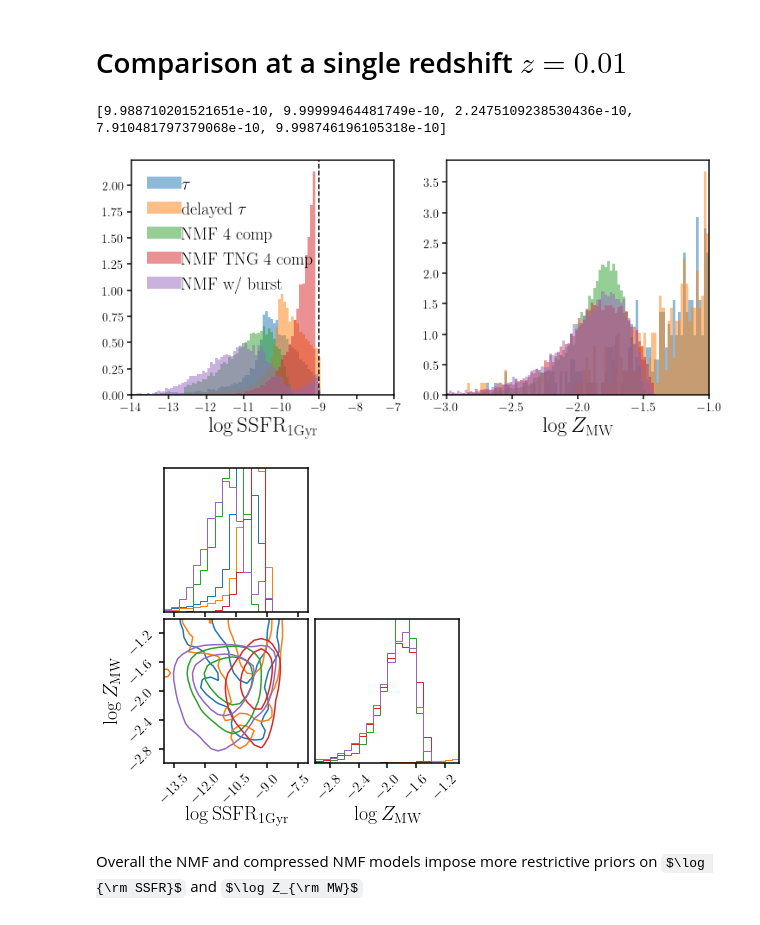
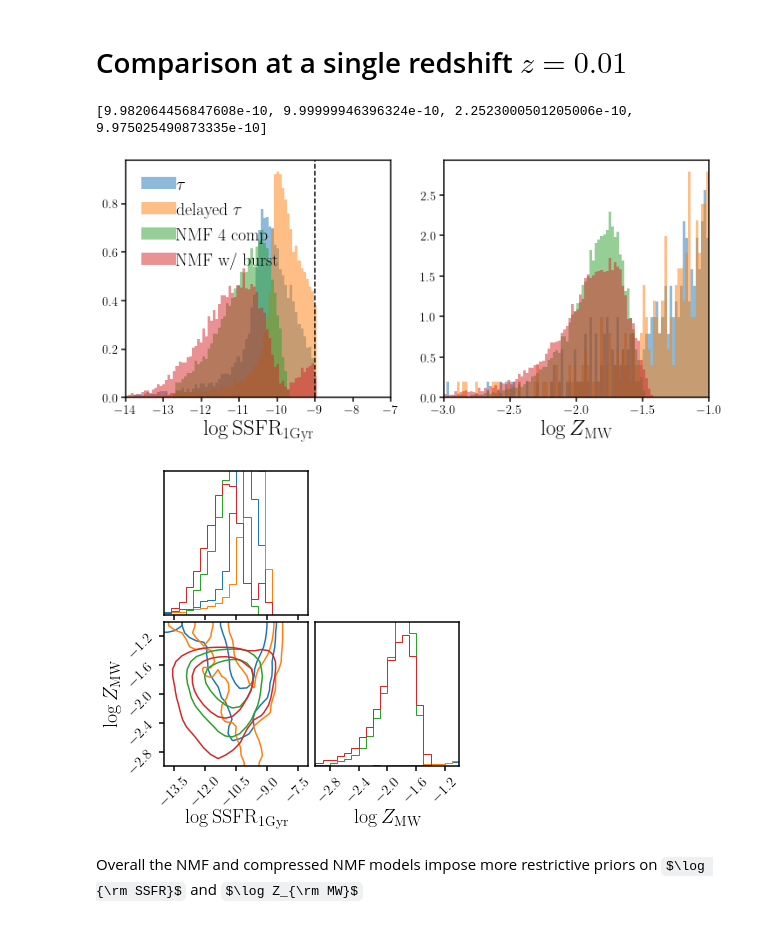
Before and after one commit to changhoonhahn/gqp_mc, a Jupyter notebook: nb/model_priors.ipynb, the cells around one changed output. Cells and saved outputs as stored; diff of their text form; code cells hidden in the pictures; some formulas as TeX source.

Commit message:
made some changes to provabgs and thought it might make a difference on the priors --- it did not

```diff
--- a/nb/model_priors.ipynb
+++ b/nb/model_priors.ipynb
@@ -74,9 +74,8 @@ def prior_nmf_burst(tage):
 models = [
     Models.FSPS(name='tau'), # tau model
     Models.FSPS(name='delayed_tau'), # delayed tau
-    Models.FSPS(name='nmf_bases'), # 4 basis SFH
-    Models.FSPS(name='nmf_tng4'),
-    Models.FSPS(name='nmfburst')
+    Models.FSPS_NMF(name='nmf'), # 4 basis SFH
+    Models.FSPS_NMF(name='nmfburst')
 ]
 # %% [markdown]
 # Comparison at a single redshift $z=0.01$
@@ -88,7 +87,6 @@ priors = [
     prior_tau(tage),
     prior_tau(tage),
     prior_nmf(tage),
-    prior_nmf(tage),
     prior_nmf_burst(tage)
 ]
 # %%
@@ -107,26 +105,26 @@ for i, model, prior in zip(range(len(models)), models, priors):
 # %%
 print([_ssfr.max() for _ssfr in SSFRs_1gyr])
 # %% [output]
-[9.988710201521651e-10, 9.99999464481749e-10, 2.2475109238530436e-10, 7.910481797379068e-10, 9.998746196105318e-10]
+[9.982064456847608e-10, 9.99999946396324e-10, 2.2523000501205006e-10, 9.975025490873335e-10]
 # %%
-model_labels = [r'$\tau$', r'delayed $\tau$', 'NMF 4 comp', 'NMF TNG 4 comp', 'NMF w/ burst']
+model_labels = [r'$\tau$', r'delayed $\tau$', 'NMF 4 comp', 'NMF w/ burst']
 
 props = [SSFRs_1gyr, Zmws]
 lbls = [r'$\log {\rm SSFR}_{\rm 1 Gyr}$', r'$\log Z_{\rm MW}$']
 rngs = [(-14, -7), (-3, -1)]
 
 fig = plt.figure(figsize=(12,5))
 for i, prop in enumerate(props):
     sub = fig.add_subplot(1,2,i+1)
     for ii, prop_i in enumerate(prop):
         sub.hist(np.log10(prop_i), density=True, range=rngs[i], bins=100, alpha=0.5, label=model_labels[ii])
     if i == 0:
         sub.legend(loc='upper left', handletextpad=0, fontsize=20)
         sub.axvline(-9., color='k', ls='--')
     sub.set_xlabel(lbls[i], fontsize=25)
     sub.set_xlim(rngs[i])
 # %% [output]
-[figure, old version]
+[figure, new version]
 # %%
 fig = None
 for i in range(len(models)):
@@ -141,7 +139,7 @@ for i in range(len(models)):
                      plot_datapoints=False, fill_contours=False, plot_density=False
                     )
 # %% [output]
-[figure, old version]
+[figure, new version]
 # %% [markdown]
 Overall the NMF and compressed NMF models impose more restrictive priors on $\log {\rm SSFR}$ and $\log Z_{\rm MW}$
 # %% [markdown]
```
Also changed, not shown: parts of 2 cells of this notebook.
